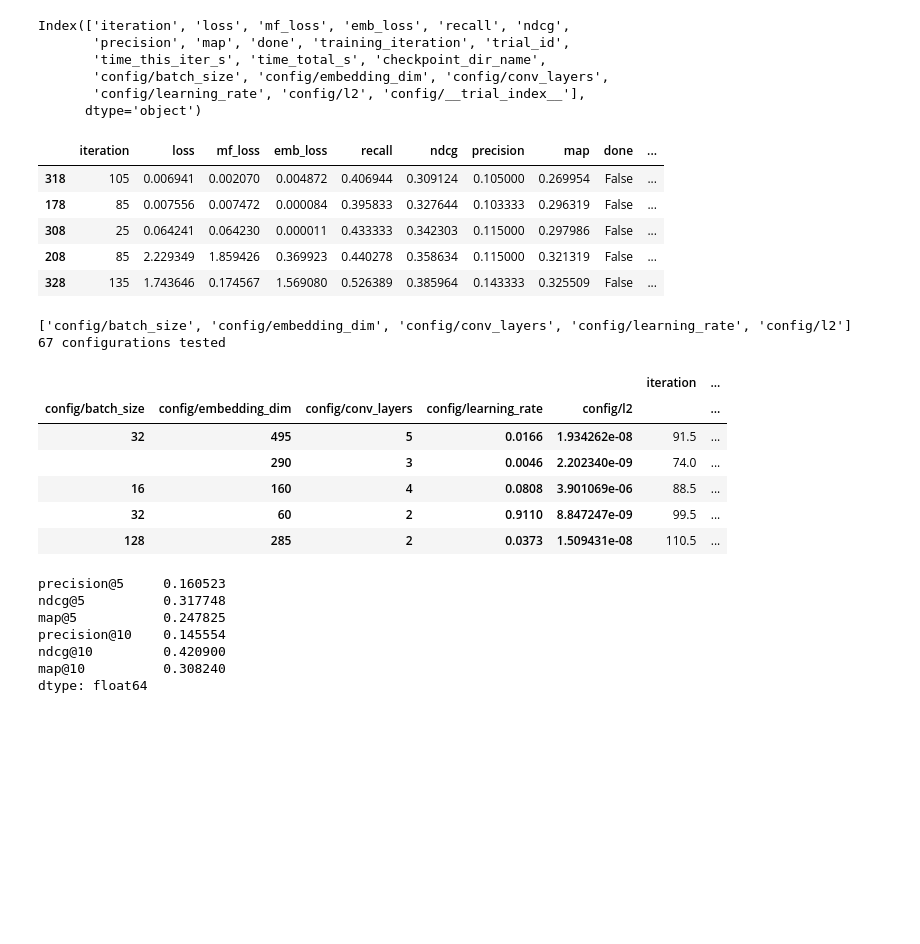
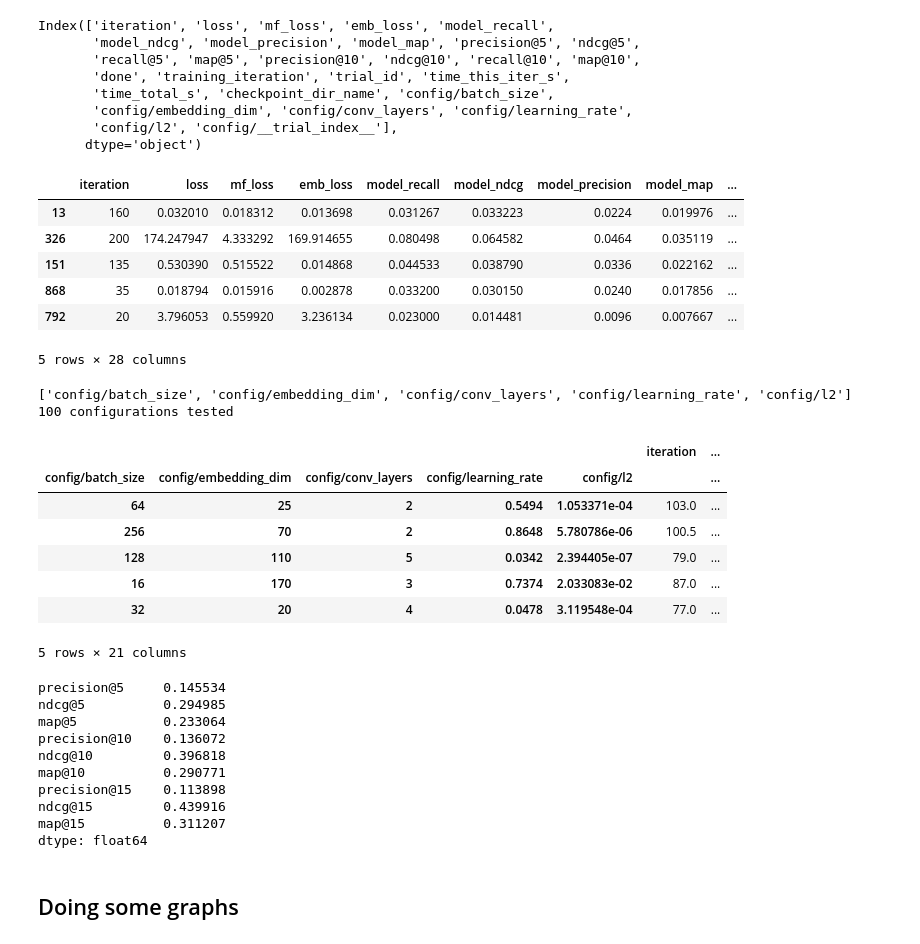
Before and after one commit to daviddavo/upm-tfm-notebooks, a Jupyter notebook: 09_analyze_results.ipynb, the cells around one changed output. Drawn from its saved outputs; the diff is of its cells as text; code cells hidden in the pictures; blank space fills up the shorter version.

```diff
--- a/09_analyze_results.ipynb
+++ b/09_analyze_results.ipynb
@@ -34,54 +36,63 @@ Result(
 # %%
 # Read dataframe and drop some unneeded columns
-rdf = rg.get_dataframe('ndcg', 'max').drop(columns=['timestamp', 'node_ip', 'pid', 'hostname', 'time_since_restore', 'iterations_since_restore', 'logdir'])
+rdf = rg.get_dataframe('precision@5', 'max').drop(columns=['timestamp', 'node_ip', 'pid', 'hostname', 'time_since_restore', 'iterations_since_restore', 'logdir'])
 rdf = rdf.drop(columns=['date'])
 # rdf = rdf[rdf['done']]
 print(rdf.columns)
 
 for c in ['config/batch_size']: #, 'config/embedding_dim']:
     rdf[c] = 2**rdf[c]
 
-rdf[rdf['config/__trial_index__'] >= 3].sort_values('ndcg').tail()
+rdf[(rdf['config/__trial_index__'] >= 3) & (rdf['iteration'] > 10)].sort_values('precision@5').tail()
 # %% [output]
-Index(['iteration', 'loss', 'mf_loss', 'emb_loss', 'recall', 'ndcg',
-       'precision', 'map', 'done', 'training_iteration', 'trial_id',
-       'time_this_iter_s', 'time_total_s', 'checkpoint_dir_name',
-       'config/batch_size', 'config/embedding_dim', 'config/conv_layers',
-       'config/learning_rate', 'config/l2', 'config/__trial_index__'],
+Index(['iteration', 'loss', 'mf_loss', 'emb_loss', 'model_recall',
+       'model_ndcg', 'model_precision', 'model_map', 'precision@5', 'ndcg@5',
+       'recall@5', 'map@5', 'precision@10', 'ndcg@10', 'recall@10', 'map@10',
+       'done', 'training_iteration', 'trial_id', 'time_this_iter_s',
+       'time_total_s', 'checkpoint_dir_name', 'config/batch_size',
+       'config/embedding_dim', 'config/conv_layers', 'config/learning_rate',
+       'config/l2', 'config/__trial_index__'],
       dtype='object')
-|  | iteration | loss | mf_loss | emb_loss | recall | ndcg | precision | map | done | ... |
-| 318 | 105 | 0.006941 | 0.002070 | 0.004872 | 0.406944 | 0.309124 | 0.105000 | 0.269954 | False | ... |
-| 178 | 85 | 0.007556 | 0.007472 | 0.000084 | 0.395833 | 0.327644 | 0.103333 | 0.296319 | False | ... |
-| 308 | 25 | 0.064241 | 0.064230 | 0.000011 | 0.433333 | 0.342303 | 0.115000 | 0.297986 | False | ... |
-| 208 | 85 | 2.229349 | 1.859426 | 0.369923 | 0.440278 | 0.358634 | 0.115000 | 0.321319 | False | ... |
-| 328 | 135 | 1.743646 | 0.174567 | 1.569080 | 0.526389 | 0.385964 | 0.143333 | 0.325509 | False | ... |
+|  | iteration | loss | mf_loss | emb_loss | model_recall | model_ndcg | model_precision | model_map | ... |
+| 13 | 160 | 0.032010 | 0.018312 | 0.013698 | 0.031267 | 0.033223 | 0.0224 | 0.019976 | ... |
+| 326 | 200 | 174.247947 | 4.333292 | 169.914655 | 0.080498 | 0.064582 | 0.0464 | 0.035119 | ... |
+| 151 | 135 | 0.530390 | 0.515522 | 0.014868 | 0.044533 | 0.038790 | 0.0336 | 0.022162 | ... |
+| 868 | 35 | 0.018794 | 0.015916 | 0.002878 | 0.033200 | 0.030150 | 0.0240 | 0.017856 | ... |
+| 792 | 20 | 3.796053 | 0.559920 | 3.236134 | 0.023000 | 0.014481 | 0.0096 | 0.007667 | ... |
+5 rows × 28 columns
 # %%
-config_cols = [ c for c in rdf.columns if c.startswith('config/') and c != 'config/__trial_index__' ]
+config_cols = [ c for c in rdf.columns if c.startswith('config/') and c not in ['config/__trial_index__', 'config/fold'] ]
 print(config_cols)
 print(len(rdf.groupby(config_cols)), 'configurations tested')
 
-rdf.groupby(config_cols).mean(numeric_only=True).sort_values('ndcg').tail()
+rdf.groupby(config_cols).mean(numeric_only=True).sort_values('precision@5').tail()
 # %% [output]
 ['config/batch_size', 'config/embedding_dim', 'config/conv_layers', 'config/learning_rate', 'config/l2']
-67 configurations tested
+100 configurations tested
 |  |  |  |  |  | iteration | ... |
 | config/batch_size | config/embedding_dim | config/conv_layers | config/learning_rate | config/l2 |  | ... |
-| 32 | 495 | 5 | 0.0166 | 1.934262e-08 | 91.5 | ... |
-|  | 290 | 3 | 0.0046 | 2.202340e-09 | 74.0 | ... |
-| 16 | 160 | 4 | 0.0808 | 3.901069e-06 | 88.5 | ... |
-| 32 | 60 | 2 | 0.9110 | 8.847247e-09 | 99.5 | ... |
-| 128 | 285 | 2 | 0.0373 | 1.509431e-08 | 110.5 | ... |
+| 64 | 25 | 2 | 0.5494 | 1.053371e-04 | 103.0 | ... |
+| 256 | 70 | 2 | 0.8648 | 5.780786e-06 | 100.5 | ... |
+| 128 | 110 | 5 | 0.0342 | 2.394405e-07 | 79.0 | ... |
+| 16 | 170 | 3 | 0.7374 | 2.033083e-02 | 87.0 | ... |
+| 32 | 20 | 4 | 0.0478 | 3.119548e-04 | 77.0 | ... |
+5 rows × 21 columns
 # %%
 ORG_NAME = 'Decentraland'
 N_SPLITS = 10
 
-bdf = pd.read_csv(f'./data/baseline-mp-{ORG_NAME}-{N_SPLITS}.csv')
+bdf = pd.read_csv(f'./data/baseline/mp-{ORG_NAME}-{N_SPLITS}.csv')
 bdf.mean()
 # %% [output]
-precision@5     0.160523
-ndcg@5          0.317748
-map@5           0.247825
-precision@10    0.145554
-ndcg@10         0.420900
-map@10          0.308240
+precision@5     0.145534
+ndcg@5          0.294985
+map@5           0.233064
+precision@10    0.136072
+ndcg@10         0.396818
+map@10          0.290771
+precision@15    0.113898
+ndcg@15         0.439916
+map@15          0.311207
 dtype: float64
+# %% [markdown]
+## Doing some graphs
```
Also changed, not shown: parts of 10 cells of this notebook, 4 other files.
